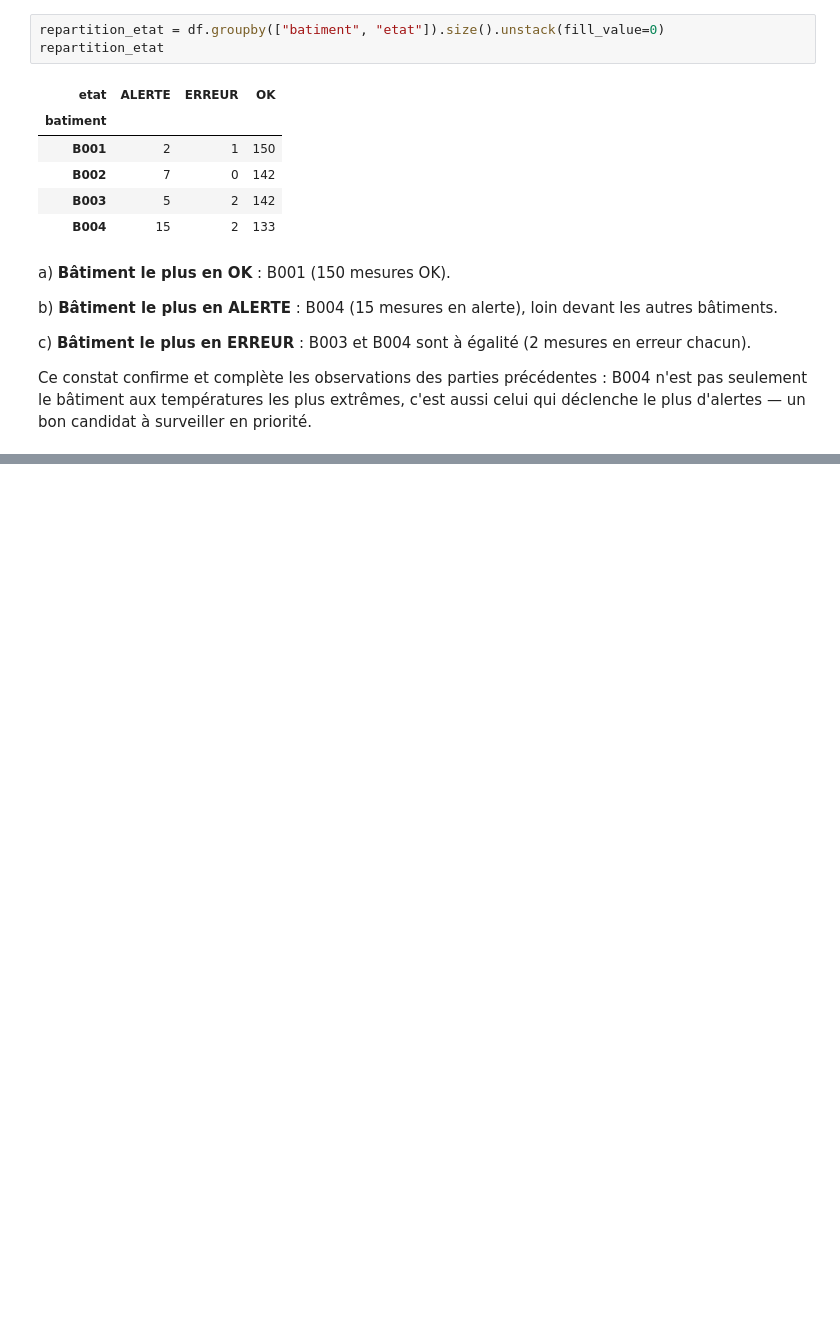
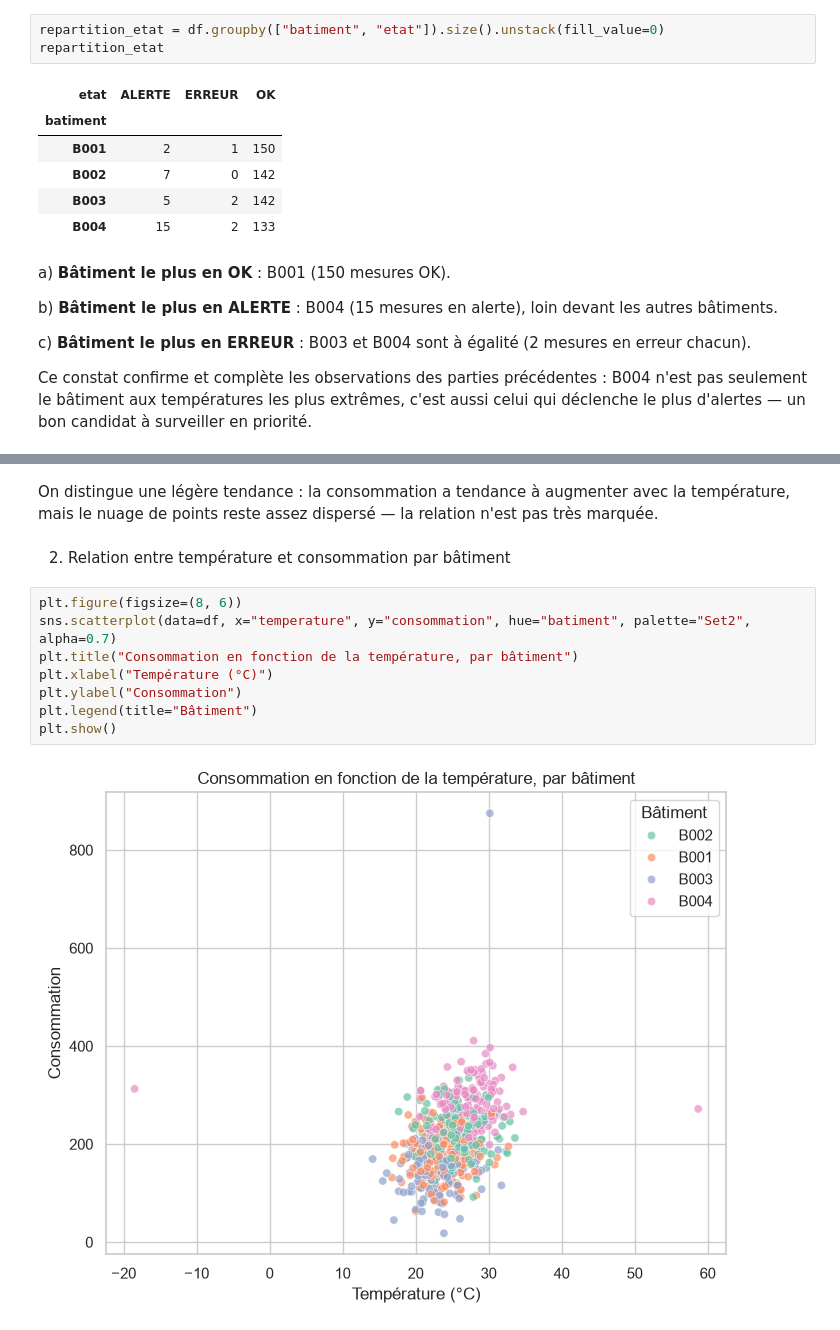
Before and after one commit to Abdoulaye-Diouf/atelier_seaborn_iot, a Jupyter notebook: notebooks/atelier_seaborn_iot.ipynb, the cells around one changed output, grey strips where cells are left out. Saved outputs shown, nothing was run; the diff lists cells and outputs as text; blank space fills up the shorter version.

```diff
--- a/notebooks/atelier_seaborn_iot.ipynb
+++ b/notebooks/atelier_seaborn_iot.ipynb
@@ -306,0 +320,14 @@ Ce constat confirme et complète les observations des parties précédentes : B0
+# %% [markdown]
+On distingue une légère tendance : la consommation a tendance à augmenter avec la température, mais le nuage de points reste assez dispersé — la relation n'est pas très marquée.
+# %% [markdown]
+2) Relation entre température et consommation par bâtiment
+# %%
+plt.figure(figsize=(8, 6))
+sns.scatterplot(data=df, x="temperature", y="consommation", hue="batiment", palette="Set2", alpha=0.7)
+plt.title("Consommation en fonction de la température, par bâtiment")
+plt.xlabel("Température (°C)")
+plt.ylabel("Consommation")
+plt.legend(title="Bâtiment")
+plt.show()
+# %% [output]
+[figure, added]
```
Also changed, not shown: parts of 11 cells of this notebook.
